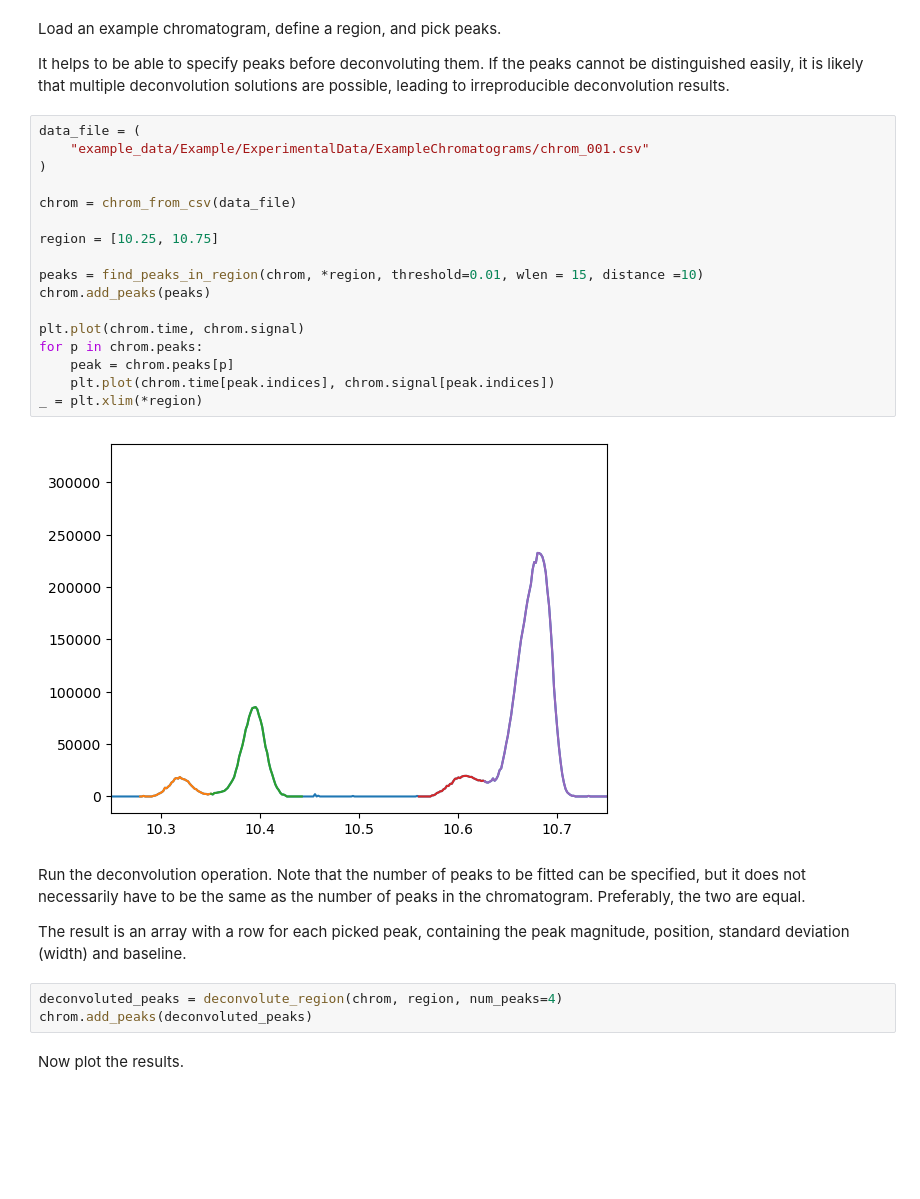
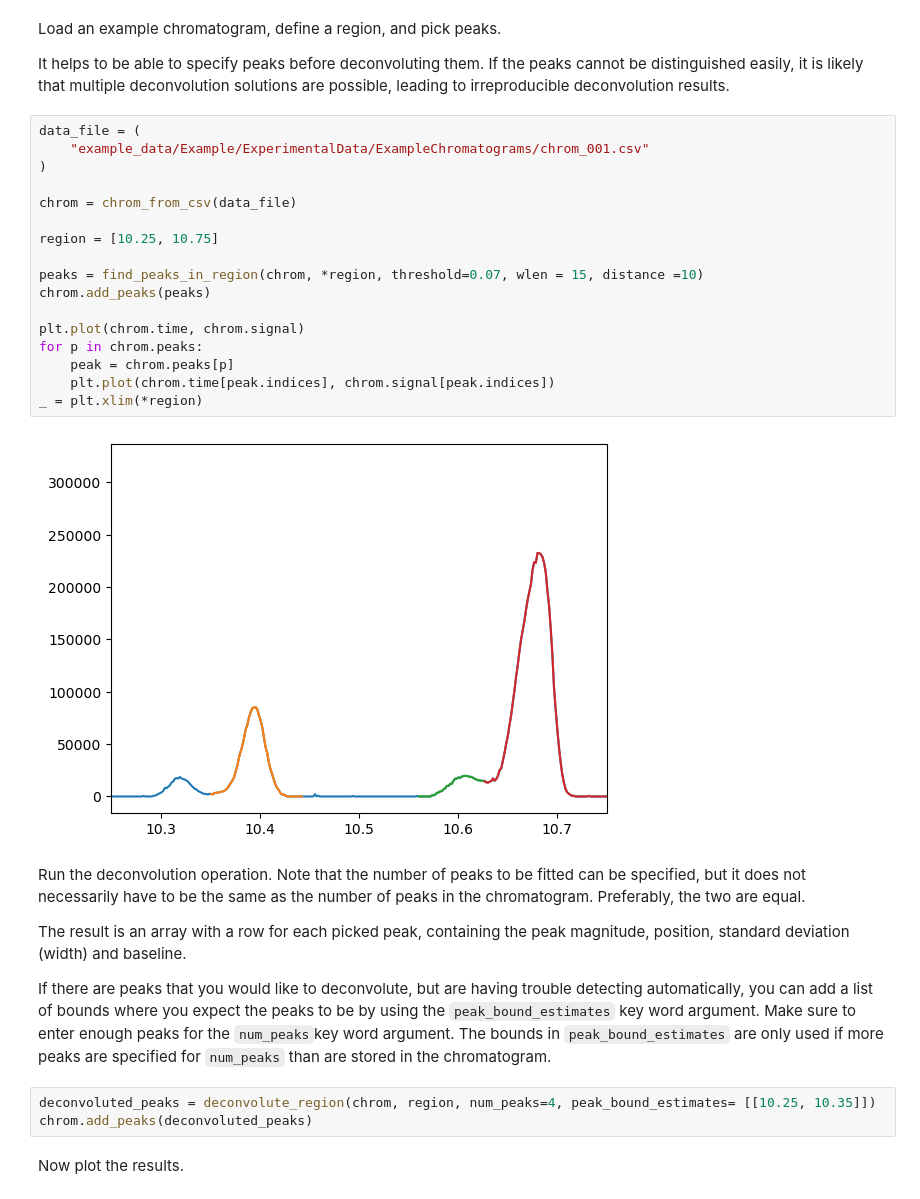
Before and after one commit to Will-Robin/ChromProcess, a Jupyter notebook: Tutorials/ChromProcess_Introduction_3_deconvolution.ipynb, the cells around one changed output. Cells and saved outputs as stored; diff of their text form; blank space fills up the shorter version.

Commit message:
add option to specify bounds for deconvolution

```diff
--- a/Tutorials/ChromProcess_Introduction_3_deconvolution.ipynb
+++ b/Tutorials/ChromProcess_Introduction_3_deconvolution.ipynb
@@ -19,28 +19,30 @@ It helps to be able to specify peaks before deconvoluting them. If the peaks can
 # %%
 data_file = (
     "example_data/Example/ExperimentalData/ExampleChromatograms/chrom_001.csv"
 )
 
 chrom = chrom_from_csv(data_file)
 
 region = [10.25, 10.75]
 
-peaks = find_peaks_in_region(chrom, *region, threshold=0.01, wlen = 15, distance =10)
+peaks = find_peaks_in_region(chrom, *region, threshold=0.07, wlen = 15, distance =10)
 chrom.add_peaks(peaks)
 
 plt.plot(chrom.time, chrom.signal)
 for p in chrom.peaks:
     peak = chrom.peaks[p]
     plt.plot(chrom.time[peak.indices], chrom.signal[peak.indices])
 _ = plt.xlim(*region)
 # %% [output]
-[figure, old version]
+[figure, new version]
 # %% [markdown]
 Run the deconvolution operation. Note that the number of peaks to be fitted can be specified, but it does not necessarily have to be the same as the number of peaks in the chromatogram. Preferably, the two are equal.
 
 The result is an array with a row for each picked peak, containing the peak magnitude, position, standard deviation (width) and baseline.
+
+If there are peaks that you would like to deconvolute, but are having trouble detecting automatically, you can add a list of bounds where you expect the peaks to be by using the `peak_bound_estimates` key word argument. Make sure to enter enough peaks for the `num_peaks`key word argument. The bounds in `peak_bound_estimates` are only used if more peaks are specified for `num_peaks` than are stored in the chromatogram.
 # %%
-deconvoluted_peaks = deconvolute_region(chrom, region, num_peaks=4)
+deconvoluted_peaks = deconvolute_region(chrom, region, num_peaks=4, peak_bound_estimates= [[10.25, 10.35]])
 chrom.add_peaks(deconvoluted_peaks)
 # %% [markdown]
 Now plot the results.
```
Also changed, not shown: parts of 1 cell of this notebook, 1 other file.
